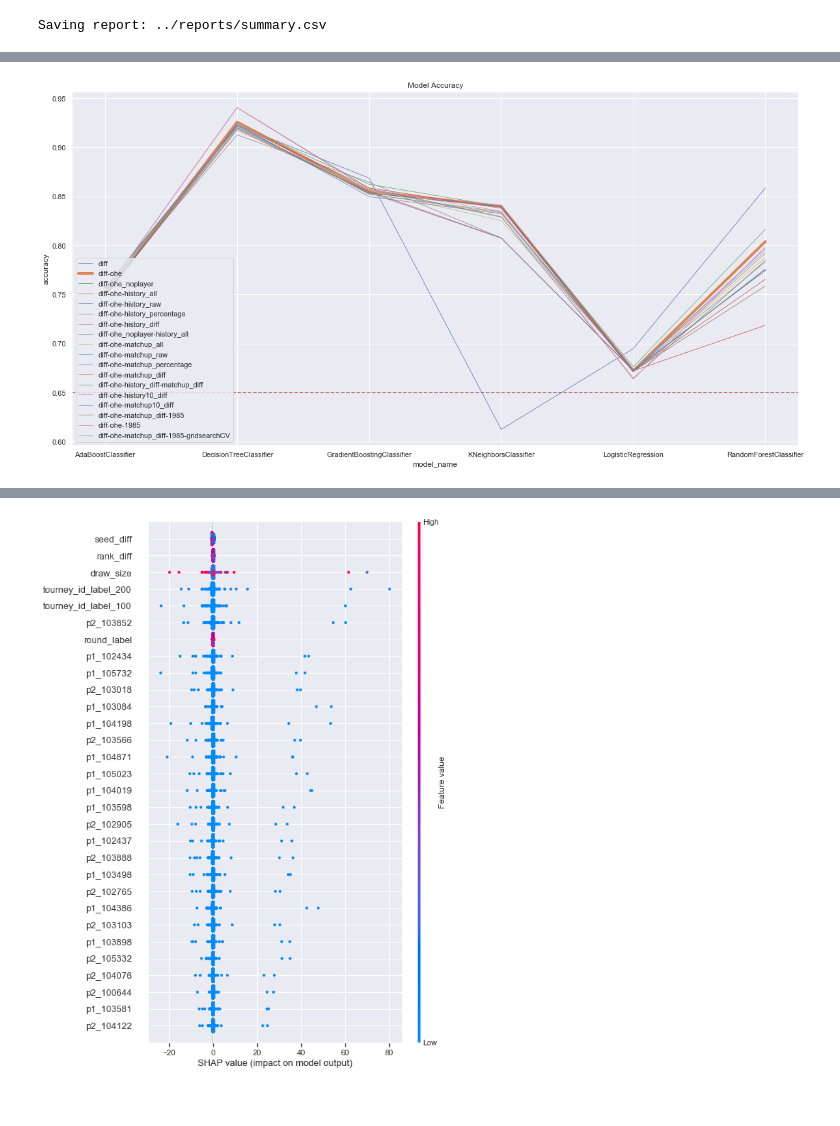
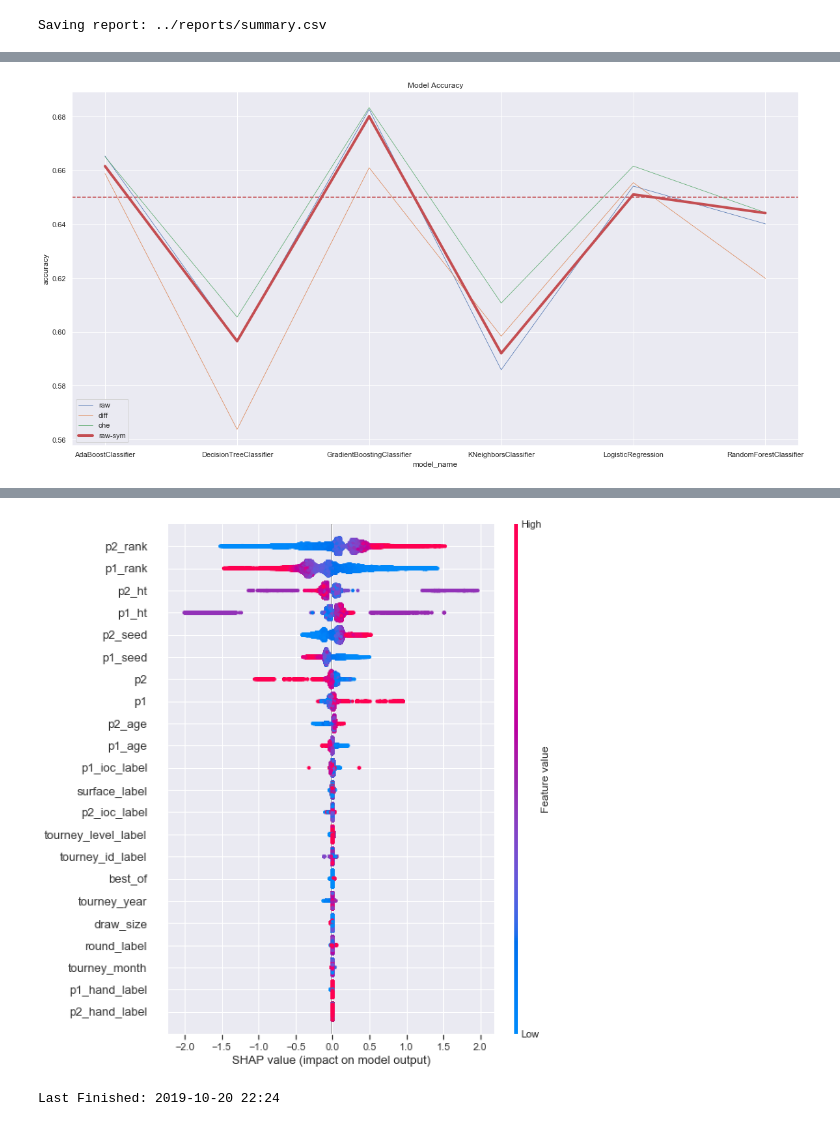
Before and after one commit to sv650s/atp-tennis-predictions, a Jupyter notebook: notebooks/5.0.1-atp-raw-sym.ipynb, the cells around one changed output, grey strips where cells are left out. Cells and saved outputs as stored; diff of their text form; code cells hidden in the pictures.

```diff
--- a/notebooks/5.1-atp_diff-ohe.ipynb
+++ b/notebooks/5.0.1-atp-raw-sym.ipynb
@@ -66,7 +67,7 @@ if module_path not in sys.path:
     sys.path.append(module_path)
 
 from util import jupyter_util as ju
-from util.model_util import ModelWrapper, REPORT_FILE, RSTATE, N_JOBS, MAX_ITER, LABEL_COL
+from util.model_util import ModelWrapper, RSTATE, N_JOBS, MAX_ITER, REPORT_FILE, LABEL_COL
 
 %matplotlib inline
 sns.set()
@@ -76,11 +77,11 @@ sns.set()
 DATE_FORMAT = '%Y-%m-%d'
 DATE = datetime.now().strftime(DATE_FORMAT)
 
-DESCRIPTION = "diff-ohe"
+DESCRIPTION = "raw-sym"
 
 
 # update this
-FEATURE_FILE = f'../datasets/atp_matches_1985-2019_features-{DESCRIPTION}.csv'
+FEATURE_FILE = f'../datasets/atp_matches_1985-2019_featuressym.csv'
 
 START_YEAR = 1998
 END_YEAR = 2018
@@ -367,5 +365,5 @@ Saving report: ../reports/summary.csv
 # %%
-report = pd.read_csv(REPORT_FILE)
-report.tail(5)
+report = pd.read_csv(ab.report_file)
+report.tail(6)
 # %% [output]
 |  | model_name | description | data_file | start_year | end_year | accuracy | roc_auc_score | confusion_matrix | ... |
@@ -390,9 +389,9 @@ a.axhline(0.65, ls='--', color='r')
 a.set_title(f"Model Accuracy")
 _ = a.legend(loc="lower left")
 # %% [output]
-[figure, old version]
+[figure, new version]
 # %%
-current_report = report[(report.model_name == 'DecisionTreeClassifier') &
+current_report = report[(report.model_name == 'GradientBoostingClassifier') &
                                   (report.description == DESCRIPTION)]
 mw = ModelWrapper.get_model_wrapper_from_report(current_report)
 # %%
@@ -405,6 +404,10 @@ shap_values = explainer.shap_values(X_test.values)
 # %% [output]
 [interactive output not drawn]
 # %%
-shap.summary_plot(shap_values[1], X_test, max_display=30)
+shap.summary_plot(shap_values, X_test, max_display=30)
 # %% [output]
-[figure, old version]
+[figure, new version]
+# %%
+print(f'Last Finished: {datetime.now().strftime("%Y-%m-%d %H:%M")}')
+# %% [output]
+Last Finished: 2019-10-20 22:24
```
Also changed, not shown: parts of 13 cells of this notebook, 31 other files.
